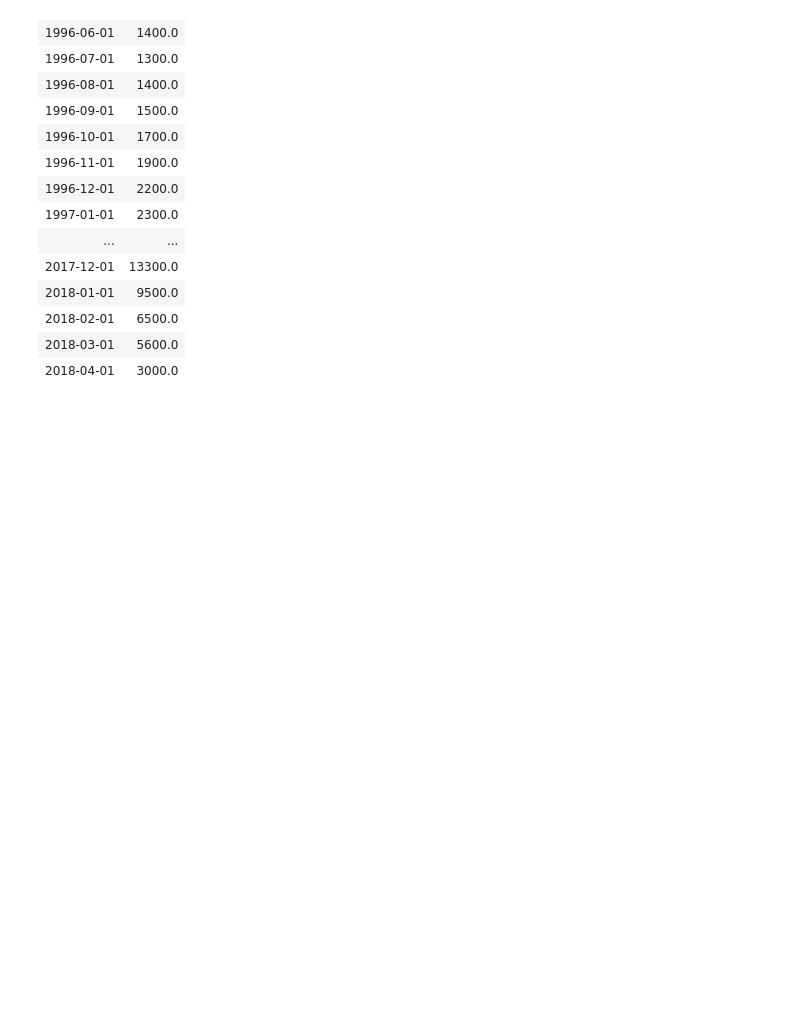
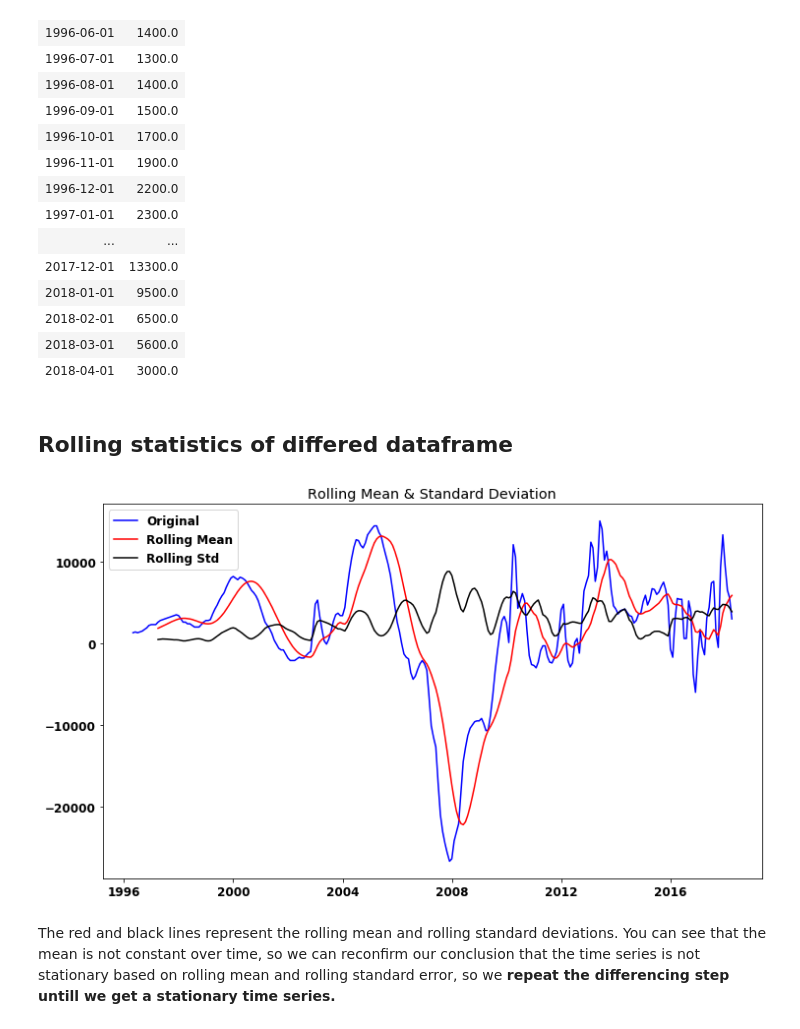
Before and after one commit to FarnazG/CodeReviews, a Jupyter notebook: time_series_codereview.ipynb, the cells around one changed output. Saved outputs shown, nothing was run; the diff lists cells and outputs as text; code cells hidden in the pictures; blank space fills up the shorter version.

```diff
--- a/time_series_codereview.ipynb
+++ b/time_series_codereview.ipynb
@@ -314,3 +314,20 @@ city_df_diff
 | 2018-02-01 | 6500.0 |
 | 2018-03-01 | 5600.0 |
 | 2018-04-01 | 3000.0 |
+# %% [markdown]
+## Rolling statistics of differed dataframe
+# %%
+roll_mean = city_df_diff.rolling(window=12, center=False).mean()
+roll_std = city_df_diff.rolling(window=12, center=False).std()
+# %%
+fig = plt.figure(figsize=(12,7))
+plt.plot(city_df_diff, color='blue', label='Original')
+plt.plot(roll_mean, color='red', label='Rolling Mean')
+plt.plot(roll_std, color='black', label = 'Rolling Std')
+plt.legend(loc='best')
+plt.title('Rolling Mean & Standard Deviation')
+plt.show(block=False)
+# %% [output]
+[figure, added]
+# %% [markdown]
+The red and black lines represent the rolling mean and rolling standard deviations. You can see that the mean is not constant over time, so we can reconfirm our conclusion that the time series is not stationary based on rolling mean and rolling standard error, so we **repeat the differencing step untill we get a stationary time series.**
```
